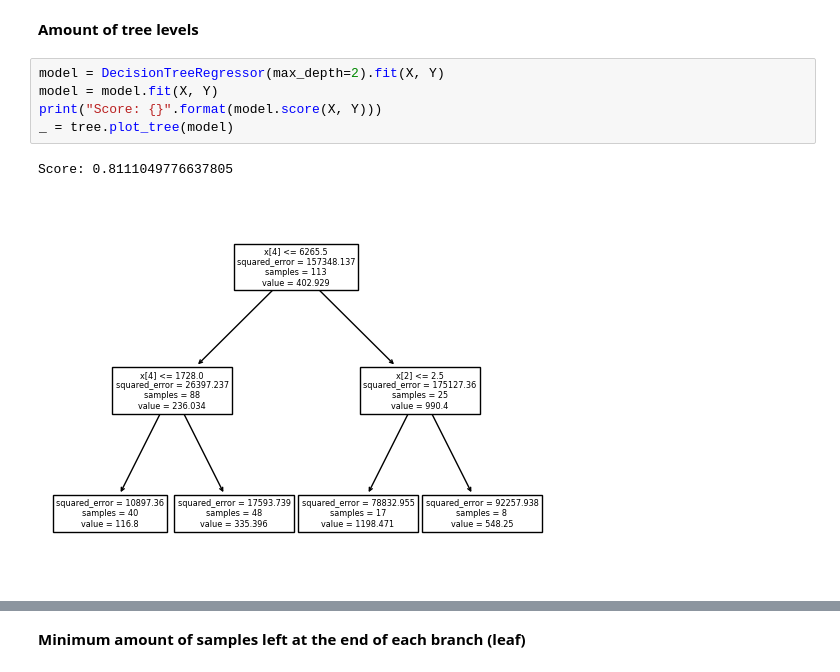
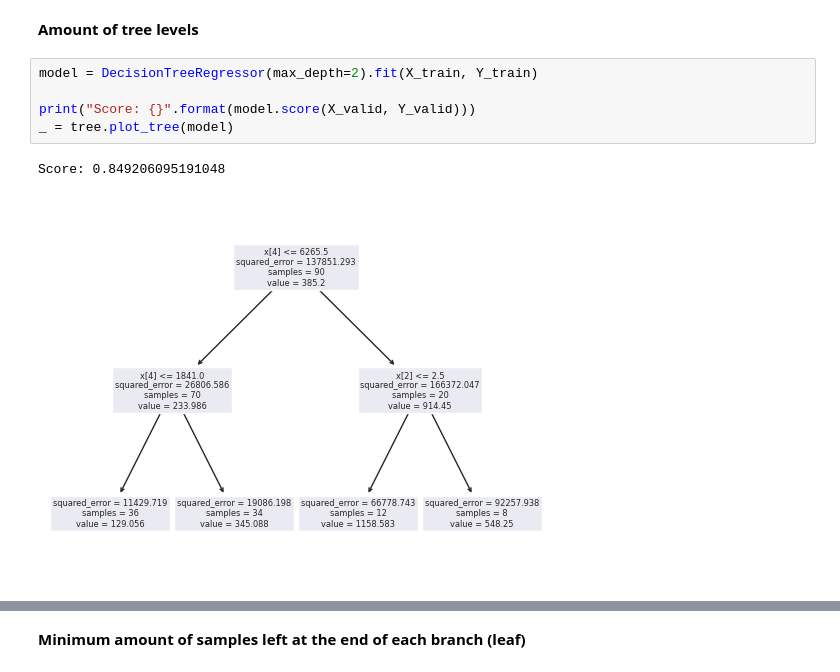
Before and after one commit to STASYA00/IAAC2024_tutorials, a Jupyter notebook: notebooks/04_model_overview.ipynb, the cells around one changed output, grey strips where cells are left out. Saved outputs shown, nothing was run; the diff lists cells and outputs as text.

```diff
--- a/notebooks/04_model_overview.ipynb
+++ b/notebooks/04_model_overview.ipynb
@@ -251,11 +254,11 @@ Let's see how the tree changes based on different parameters that we use:
 # %% [markdown]
 **Amount of tree levels**
 # %%
-model = DecisionTreeRegressor(max_depth=2).fit(X, Y)
-model = model.fit(X, Y)
-print("Score: {}".format(model.score(X, Y)))
+model = DecisionTreeRegressor(max_depth=2).fit(X_train, Y_train)
+
+print("Score: {}".format(model.score(X_valid, Y_valid)))
 _ = tree.plot_tree(model)
 # %% [output]
-Score: 0.8111049776637805
+Score: 0.849206095191048
-[figure, old version]
+[figure, new version]
 # %%
```
Also changed, not shown: parts of 29 cells of this notebook.
